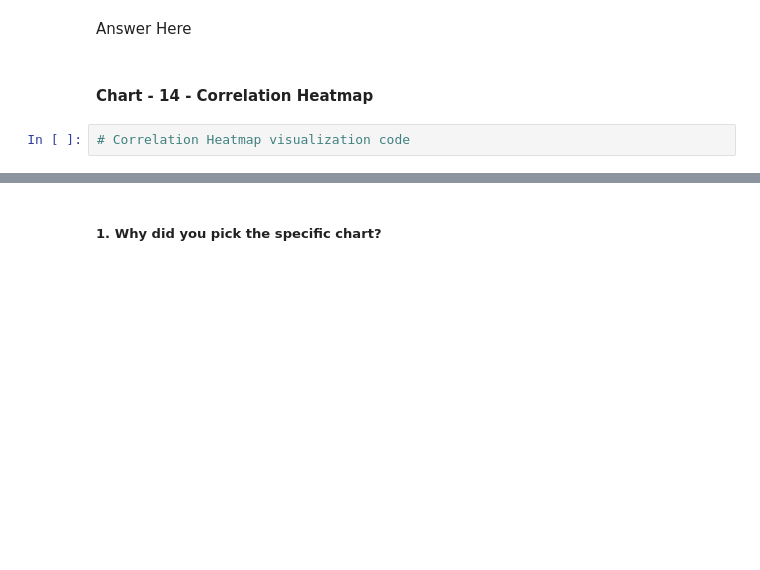
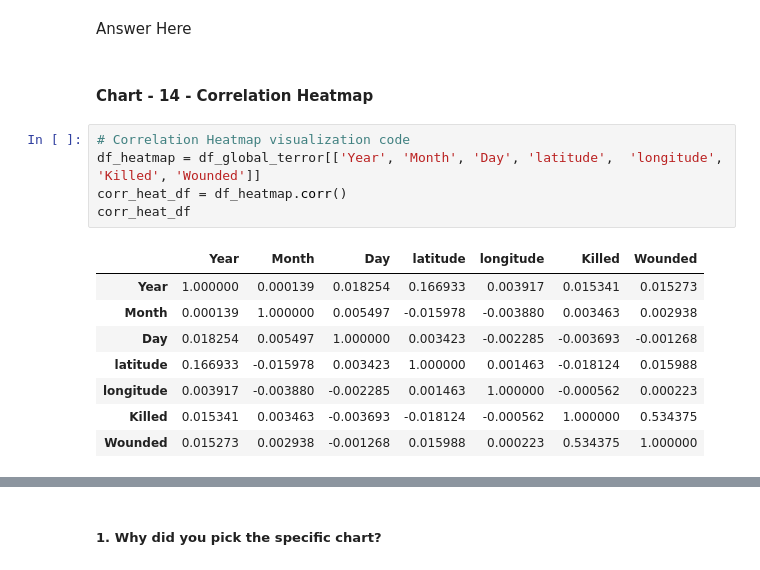
Before and after one commit to cpacharya/Global-Terrorism, a Jupyter notebook: EDA_project_on_Global_Terrorism_by_Chandra_Prakash_Acharya.ipynb, the cells around one changed output, grey strips where cells are left out. Drawn from its saved outputs; the diff is of its cells as text; blank space fills up the shorter version.

```diff
--- a/EDA_project_on_Global_Terrorism_by_Chandra_Prakash_Acharya.ipynb
+++ b/EDA_project_on_Global_Terrorism_by_Chandra_Prakash_Acharya.ipynb
@@ -643,5 +642,17 @@ Are there any insights that lead to negative growth? Justify with specific reaso
 Answer Here
 # %% [markdown]
 #### Chart - 14 - Correlation Heatmap
-# %%
-# Correlation Heatmap visualization code
+# %%
+# Correlation Heatmap visualization code
+df_heatmap = df_global_terror[['Year', 'Month', 'Day', 'latitude', 	'longitude', 'Killed', 'Wounded']]
+corr_heat_df = df_heatmap.corr()
+corr_heat_df
+# %% [output]
+|  | Year | Month | Day | latitude | longitude | Killed | Wounded |
+| Year | 1.000000 | 0.000139 | 0.018254 | 0.166933 | 0.003917 | 0.015341 | 0.015273 |
+| Month | 0.000139 | 1.000000 | 0.005497 | -0.015978 | -0.003880 | 0.003463 | 0.002938 |
+| Day | 0.018254 | 0.005497 | 1.000000 | 0.003423 | -0.002285 | -0.003693 | -0.001268 |
+| latitude | 0.166933 | -0.015978 | 0.003423 | 1.000000 | 0.001463 | -0.018124 | 0.015988 |
+| longitude | 0.003917 | -0.003880 | -0.002285 | 0.001463 | 1.000000 | -0.000562 | 0.000223 |
+| Killed | 0.015341 | 0.003463 | -0.003693 | -0.018124 | -0.000562 | 1.000000 | 0.534375 |
+| Wounded | 0.015273 | 0.002938 | -0.001268 | 0.015988 | 0.000223 | 0.534375 | 1.000000 |
```
Also changed, not shown: parts of 21 cells of this notebook.
